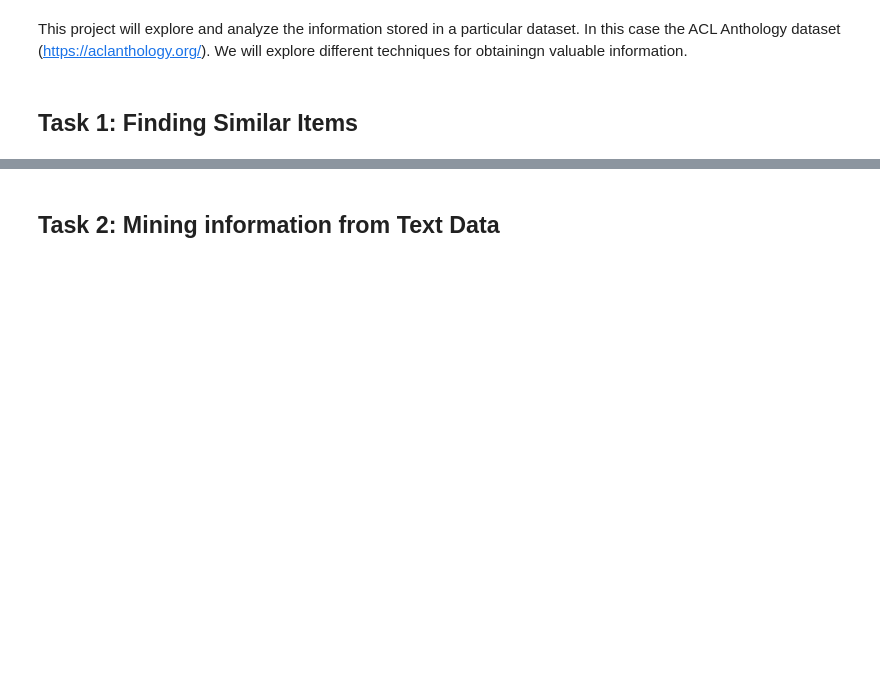
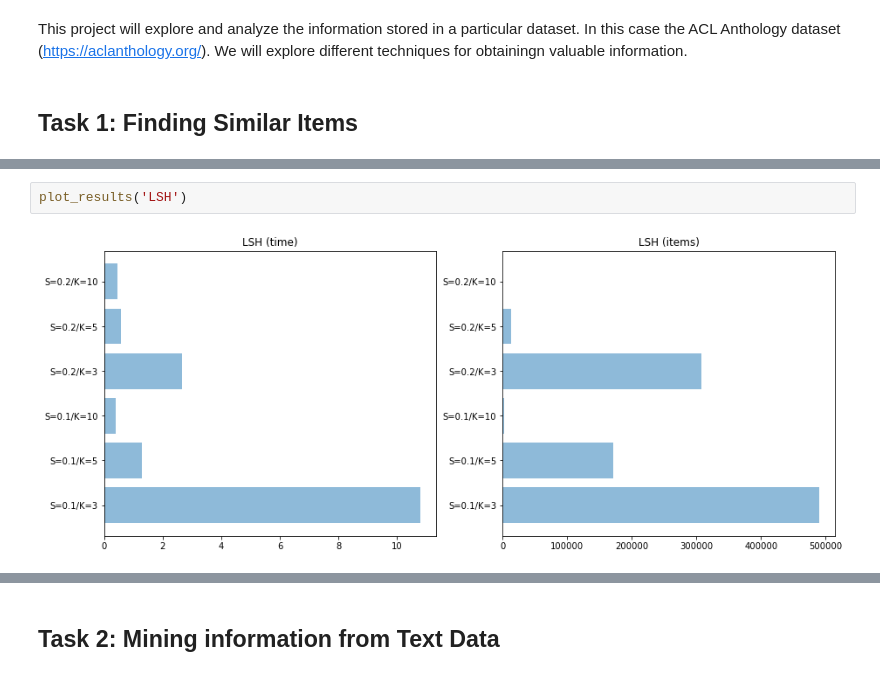
Before and after one commit to martinel-UAS/projects, a Jupyter notebook: 2. Descriptive/Project_1/Project 1.ipynb, the cells around one changed output, grey strips where cells are left out. Cells and saved outputs as stored; diff of their text form; blank space fills up the shorter version.

```diff
--- a/2. Descriptive/Project_1/Project 1.ipynb
+++ b/2. Descriptive/Project_1/Project 1.ipynb
@@ -14,0 +365,4 @@ Randomly select 1000 abstracts from the whole dataset. Find the similar items us
+# %%
+plot_results('LSH')
+# %% [output]
+[figure, added]
```
Also changed, not shown: parts of 32 cells of this notebook, 2 other files.
